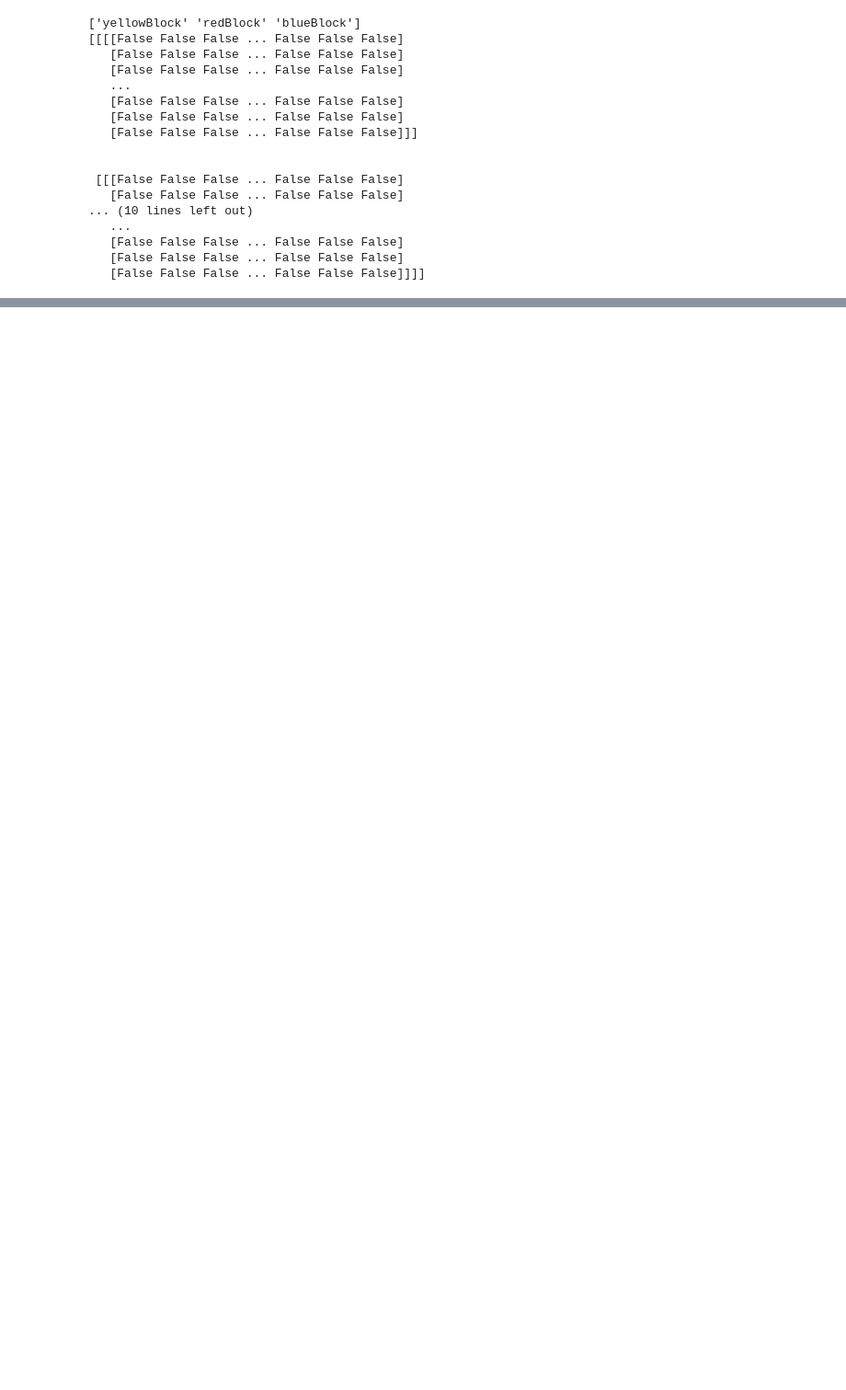
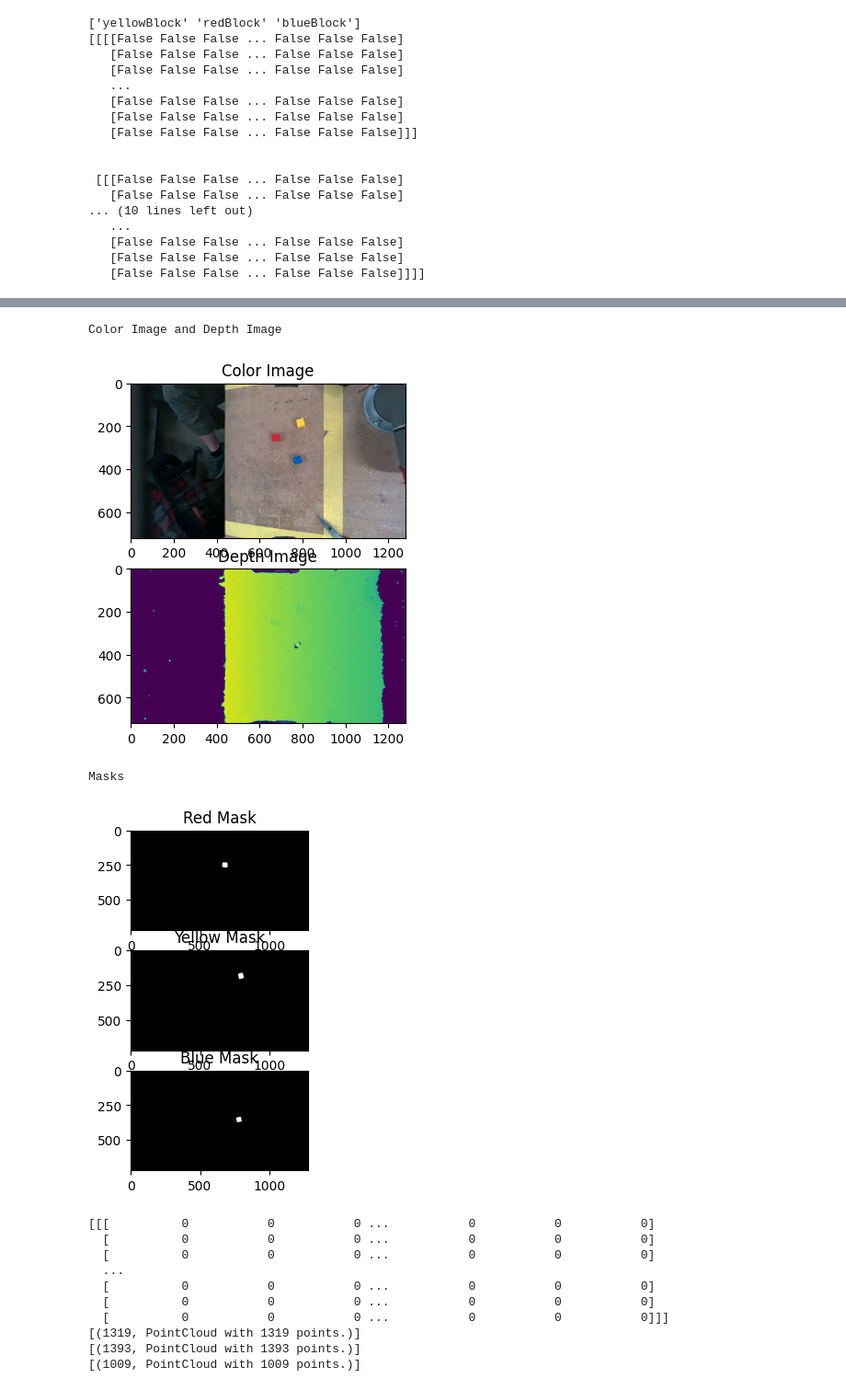
Before and after one commit to jwatson-CO-edu/OWL-ViT_Test_Blocksworld, a Jupyter notebook: Magpie-Yolo/block_task/open_block_image_test.ipynb, the cells around one changed output, grey strips where cells are left out. Shown at 92% size. Drawn from its saved outputs; the diff is of its cells as text; code cells hidden in the pictures; blank space fills up the shorter version.

```diff
--- a/Magpie-Yolo/block_task/open_block_image_test.ipynb
+++ b/Magpie-Yolo/block_task/open_block_image_test.ipynb
@@ -147,7 +148,7 @@ def getIndex(lables,name):
         if lables[i] == name:
             return i
 
-def getBlocksFromImages(colorImage, depthImage, urPose, display=False):
+def getBlocksFromImages(lable_vit,colorImage, depthImage, urPose, display=False):
     # :colorImage 3-channel rgb image as numpy array
     # :depthImage 1-channel of measurements in z-axis as numpy array
     # :display boolean that toggles whether masks should be shown with color image
@@ -190,11 +191,11 @@ def getBlocksFromImages(colorImage, depthImage, urPose, display=False):
 
         print("Masks")
         fig, ax = plt.subplots(3, 1)
-        ax[0].imshow(redMask * 255, cmap='gray')
+        ax[0].imshow(redMask[0] * 255, cmap='gray')
         ax[0].set_title("Red Mask")
-        ax[1].imshow(yellowMask * 255, cmap='gray')
+        ax[1].imshow(yellowMask[0] * 255, cmap='gray')
         ax[1].set_title("Yellow Mask")
-        ax[2].imshow(blueMask * 255, cmap='gray')
+        ax[2].imshow(blueMask[0] * 255, cmap='gray')
         ax[2].set_title("Blue Mask")
         plt.show()
 
@@ -260,5 +261,4 @@ def getBlocksFromImages(colorImage, depthImage, urPose, display=False):
     yellowBlock = bl.Block("yellowBlock", yellowPCD, urPose)
     blueBlock = bl.Block("blueBlock", bluePCD, urPose)
     return (redBlock, yellowBlock, blueBlock)
-getBlocksFromImages(colorImage, depthImage, urPose, display=False)
 # %% [output]
@@ -277,0 +269,17 @@ RuntimeError: [Open3D Error] (static std::shared_ptr<open3d::geometry::RGBDImage
+# %%
+blocks = getBlocksFromImages(lable_vit, colorImage, depthImage, urPose, display=True)
+# %% [output]
+Color Image and Depth Image
+[figure, added]
+Masks
+[figure, added]
+[[[          0           0           0 ...           0           0           0]
+  [          0           0           0 ...           0           0           0]
+  [          0           0           0 ...           0           0           0]
+  ...
+  [          0           0           0 ...           0           0           0]
+  [          0           0           0 ...           0           0           0]
+  [          0           0           0 ...           0           0           0]]]
+[(1319, PointCloud with 1319 points.)]
+[(1393, PointCloud with 1393 points.)]
+[(1009, PointCloud with 1009 points.)]
```
Also changed, not shown: parts of 6 cells of this notebook, 1 other file.
